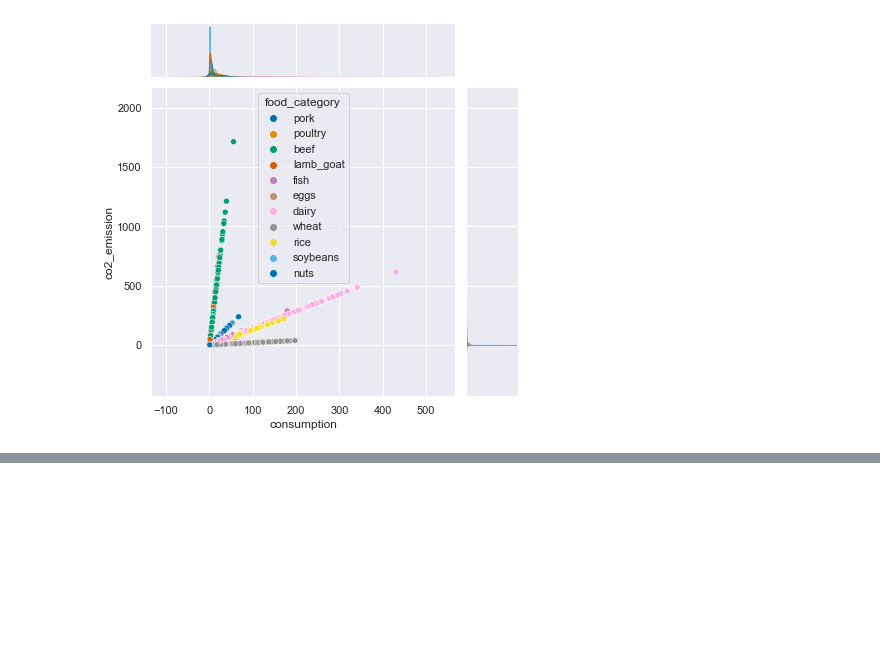
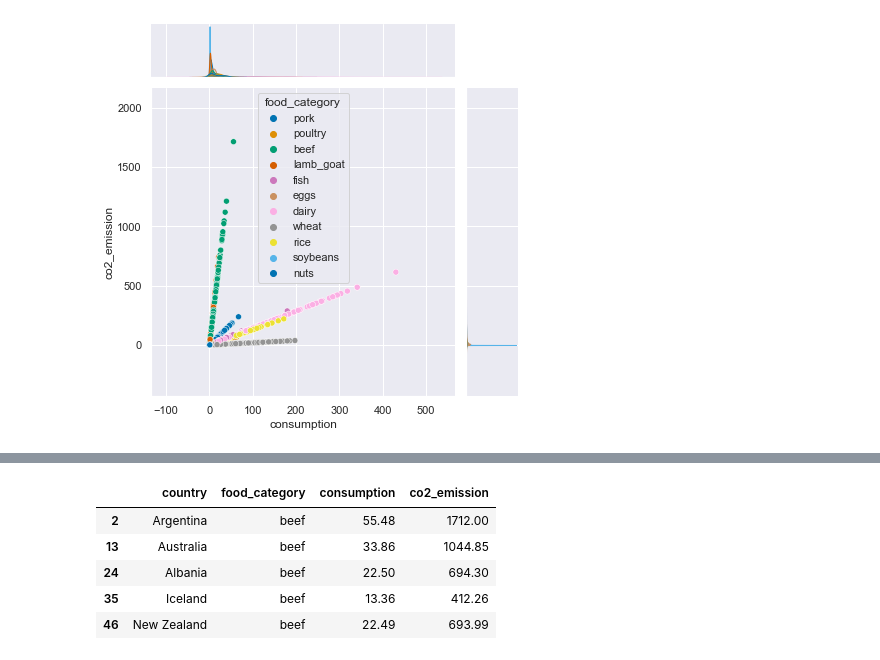
Before and after one commit to tanersoner/Generic_Projects, a Jupyter notebook: Food_Consumption.ipynb, the cells around one changed output, grey strips where cells are left out. Cells and saved outputs as stored; diff of their text form; code cells hidden in the pictures; blank space fills up the shorter version.

```diff
--- a/Food_Consumption.ipynb
+++ b/Food_Consumption.ipynb
@@ -193,0 +189,9 @@ usa_food_consumption.plot(kind='bar')
+# %%
+beef_consumption.head()
+# %% [output]
+|  | country | food_category | consumption | co2_emission |
+| 2 | Argentina | beef | 55.48 | 1712.00 |
+| 13 | Australia | beef | 33.86 | 1044.85 |
+| 24 | Albania | beef | 22.50 | 694.30 |
+| 35 | Iceland | beef | 13.36 | 412.26 |
+| 46 | New Zealand | beef | 22.49 | 693.99 |
```
Also changed, not shown: parts of 5 cells of this notebook.
